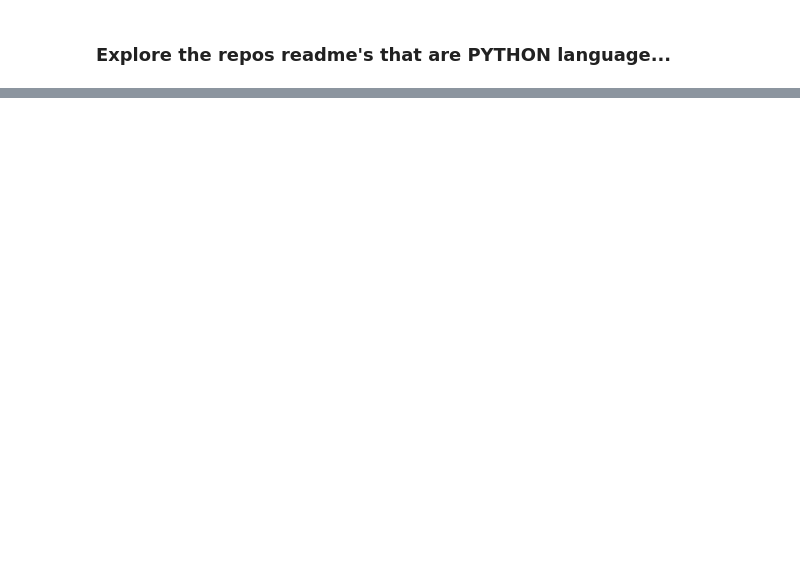
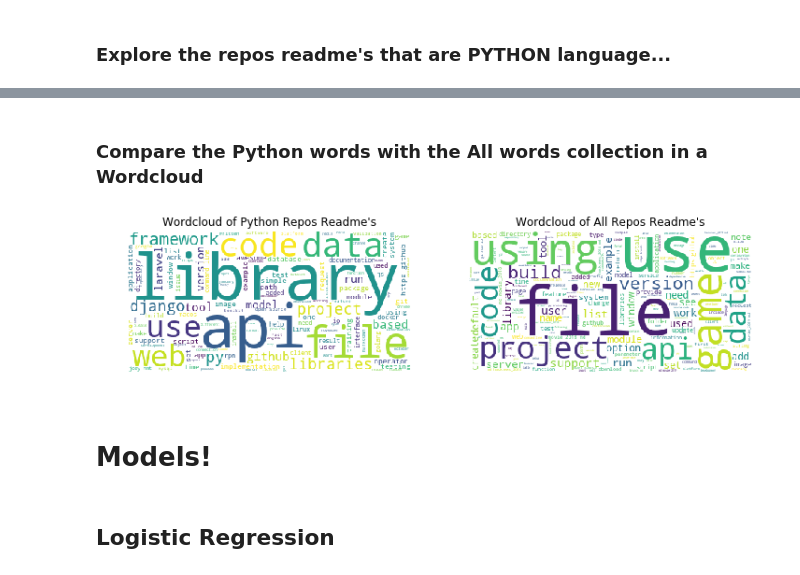
Before and after one commit to codeup-cyber-linguists/languages-classifier, a Jupyter notebook: group_github_language_classifier.ipynb, the cells around one changed output, grey strips where cells are left out. Cells and saved outputs as stored; diff of their text form; code cells hidden in the pictures; blank space fills up the shorter version.

```diff
--- a/group_github_language_classifier.ipynb
+++ b/group_github_language_classifier.ipynb
@@ -903,0 +928,26 @@ plt.axis('off')
+# %% [markdown]
+### Compare the Python words with the All words collection in a Wordcloud
+# %%
+plt.figure(figsize=(12,8))
+
+plt.subplot(1, 2, 1)
+img = WordCloud(background_color='white').generate(py_words)
+plt.imshow(img)
+plt.title('Wordcloud of Python Repos Readme\'s')
+plt.axis('off')
+
+plt.subplot(1, 2, 2)
+img = WordCloud(background_color='white').generate(all_words)
+plt.imshow(img)
+plt.title('Wordcloud of All Repos Readme\'s')
+plt.axis('off')
+
+# fig.tight_layout(pad=2)
+
+plt.box(False)
+# %% [output]
+[figure, added]
+# %% [markdown]
+# Models!
+# %% [markdown]
+## Logistic Regression
```
Also changed, not shown: parts of 38 cells of this notebook.
